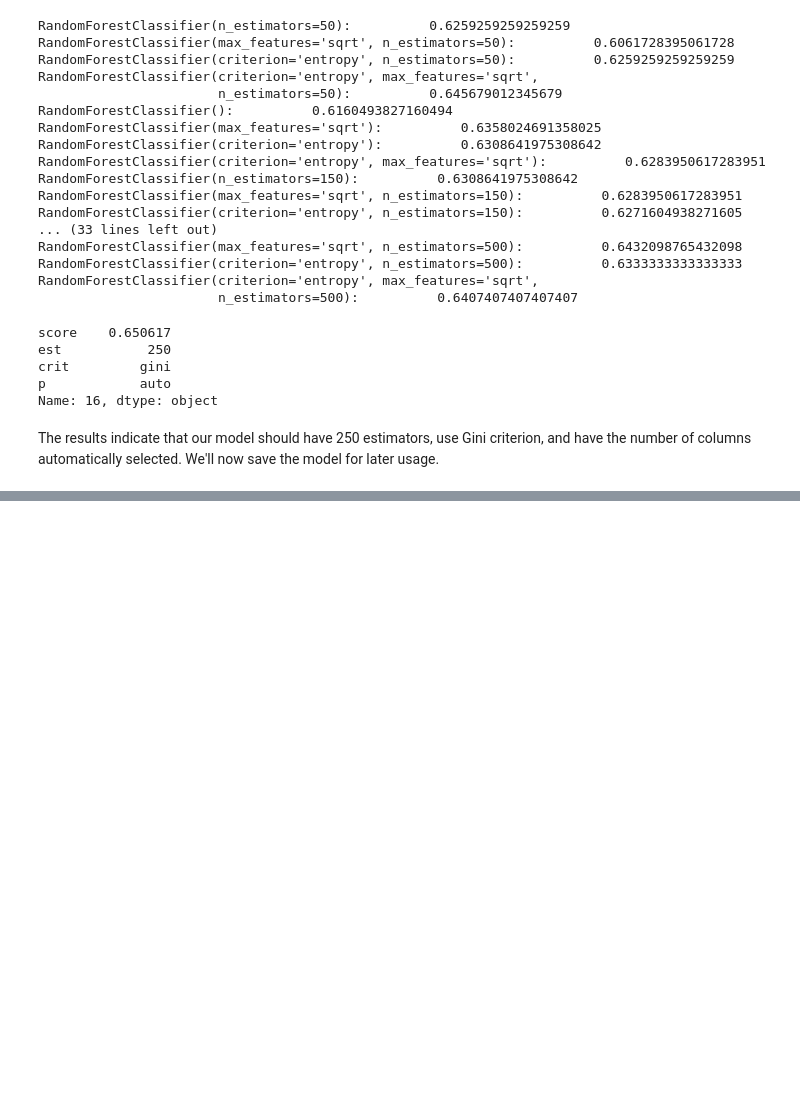
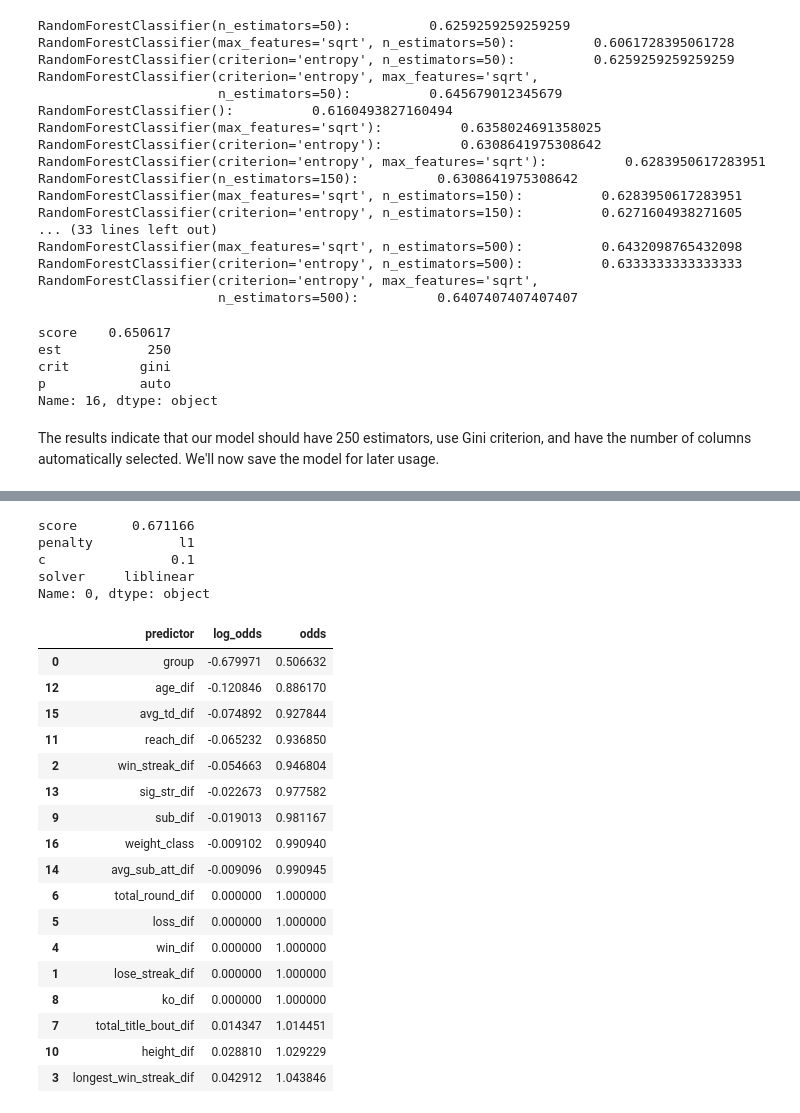
Before and after one commit to jpz129/ufc_bets, a Jupyter notebook: mma-bets/notebooks/1-exploration.ipynb, the cells around one changed output, grey strips where cells are left out. Saved outputs shown, nothing was run; the diff lists cells and outputs as text; code cells hidden in the pictures; blank space fills up the shorter version.

```diff
--- a/mma-bets/notebooks/1-exploration.ipynb
+++ b/mma-bets/notebooks/1-exploration.ipynb
@@ -786,0 +844,4 @@ pickle.dump(final_model, open('../models/winner_model_1.pickle', 'wb'))
+# %%
+num_cols = ufc.select_dtypes('number').drop(['B_odds', 'R_odds'], axis=1).columns.to_list()
+num_cols.append('weight_class')
+num_cols
@@ -786,0 +922,13 @@ pickle.dump(final_model, open('../models/winner_model_1.pickle', 'wb'))
+# %%
+# create data with 5 groups of r_odds
+q = pd.qcut(ufc['R_odds'], q=5, labels=False)
+df = pd.concat([ufc['R_odds'], q, ufc['Winner']], axis=1)
+df.columns = ['R_odds', 'group', 'winner']
+df = pd.concat([df, ufc[num_cols]], axis=1)
+df.drop('R_odds', axis=1, inplace=True)
+
+X = df.drop('winner', axis=1)
+X['weight_class'] = X['weight_class'].cat.codes
+y = df['winner']
+
+X_train, X_test, y_train, y_test = train_test_split(X, y, test_size=0.2, random_state=42)
@@ -786,0 +979,54 @@ pickle.dump(final_model, open('../models/winner_model_1.pickle', 'wb'))
+# %%
+# set up df for scores
+score_df = pd.DataFrame(scores, columns=['score', 'penalty', 'c', 'solver'])
+
+# get the optimal parameter selection
+max_index = score_df['score'].idxmax() # index location of max score
+score_df.iloc[max_index]
+# %% [output]
+score       0.671166
+penalty           l1
+c                0.1
+solver     liblinear
+Name: 0, dtype: object
+# %%
+# define model
+final_model = LogisticRegression(penalty='l1', C=0.1, solver='liblinear')
+
+# scale data as done in pipe
+scaler = StandardScaler()
+X = scaler.fit_transform(X)
+
+# fit the final model on all scaled data
+final_model.fit(X, y)
+
+# save the model as pickle
+import pickle
+pickle.dump(final_model, open('../models/winner_model_2.pickle', 'wb'))
+# %%
+# for col, coef in zip(df.drop('winner', axis=1).columns, final_model.coef_[0]):
+
+coef_df = pd.DataFrame({'predictor': df.drop('winner', axis=1).columns,
+                        'log_odds': final_model.coef_[0],
+                        'odds': np.exp(final_model.coef_[0])})
+# %%
+coef_df.sort_values('odds')
+# %% [output]
+|  | predictor | log_odds | odds |
+| 0 | group | -0.679971 | 0.506632 |
+| 12 | age_dif | -0.120846 | 0.886170 |
+| 15 | avg_td_dif | -0.074892 | 0.927844 |
+| 11 | reach_dif | -0.065232 | 0.936850 |
+| 2 | win_streak_dif | -0.054663 | 0.946804 |
+| 13 | sig_str_dif | -0.022673 | 0.977582 |
+| 9 | sub_dif | -0.019013 | 0.981167 |
+| 16 | weight_class | -0.009102 | 0.990940 |
+| 14 | avg_sub_att_dif | -0.009096 | 0.990945 |
+| 6 | total_round_dif | 0.000000 | 1.000000 |
+| 5 | loss_dif | 0.000000 | 1.000000 |
+| 4 | win_dif | 0.000000 | 1.000000 |
+| 1 | lose_streak_dif | 0.000000 | 1.000000 |
+| 8 | ko_dif | 0.000000 | 1.000000 |
+| 7 | total_title_bout_dif | 0.014347 | 1.014451 |
+| 10 | height_dif | 0.028810 | 1.029229 |
+| 3 | longest_win_streak_dif | 0.042912 | 1.043846 |
```
Also changed, not shown: parts of 18 cells of this notebook.
